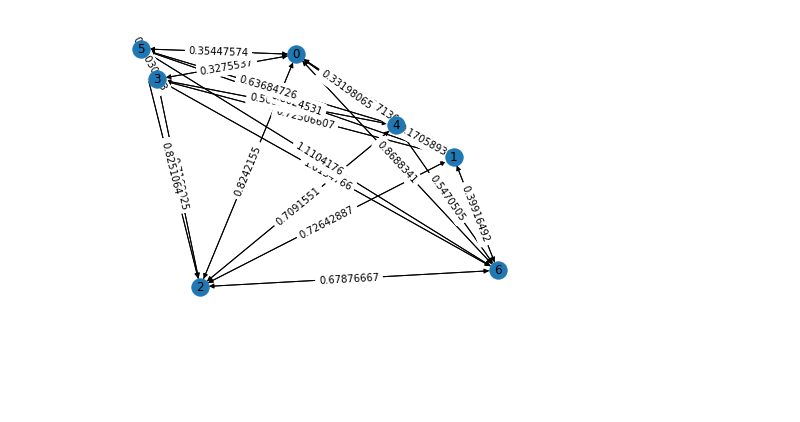
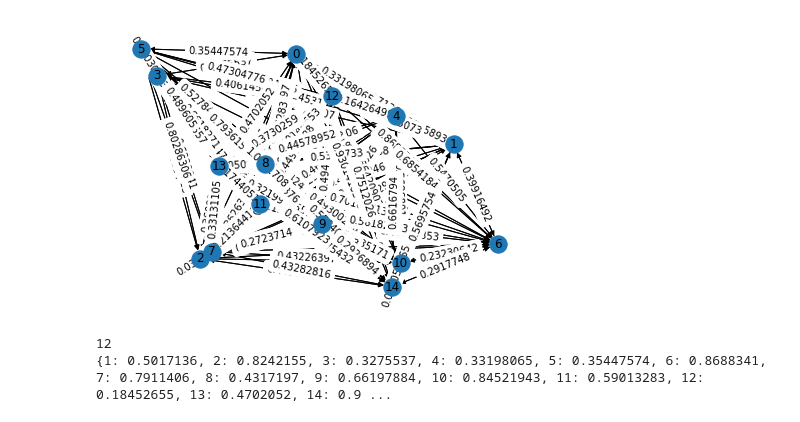
Before and after one commit to ishiyeahman/RL-test, a Jupyter notebook: RL_test.ipynb, the cells around one changed output. Saved outputs shown, nothing was run; the diff lists cells and outputs as text; code cells hidden in the pictures; blank space fills up the shorter version.

```diff
--- a/RL_test.ipynb
+++ b/RL_test.ipynb
@@ -37,38 +40,51 @@ import networkx as nx
 import numpy as np
 import matplotlib.pyplot as plt
 
-CITY_NUM = 7
+CITY_NUM = 15
 
 #generate edge
 p = 1
 seed = 42
 
 g = nx.random_graphs.fast_gnp_random_graph(CITY_NUM, p, seed, directed = True)
 pos = nx.random_layout(g, seed=seed)
 
 
 
 labels = list(range(1, CITY_NUM))
 
 #ユークリッド距離を計算し辺の重みとする
 g = set_euclidean_distance(g, pos)
 
 
 # edge_labels = nx.get_edge_attributes(g , 'weight')
 # nx.draw(g, pos)
 # nx.draw_networkx_labels(g,pos)
 # nx.draw_networkx_edge_labels(g, pos  ,edge_labels=edge_labels)
 draw_networkx_config(g, pos)
 plt.show()
 
 # new_g = set_tsp_graph([(0,1), (1,2), (3,2)])
 # new_g = set_euclidean_distance(new_g, pos)
 # draw_networkx_config(new_g, pos)
 # plt.show()
 
 # result_tsp(new_g)
 # %% [output]
-[figure, old version]
+[figure, new version]
+# %%
+nbs = [n for n in g.neighbors(0)]
+nbs_weight = {}
+for i in nbs:
+    w = {i : g[0][i]['weight']}
+    nbs_weight.update(w)
+
+min_key = min(nbs_weight, key=nbs_weight.get)
+print(min_key)
+print(nbs_weight)
+# %% [output]
+12
+{1: 0.5017136, 2: 0.8242155, 3: 0.3275537, 4: 0.33198065, 5: 0.35447574, 6: 0.8688341, 7: 0.7911406, 8: 0.4317197, 9: 0.66197884, 10: 0.84521943, 11: 0.59013283, 12: 0.18452655, 13: 0.4702052, 14: 0.9 ...
 # %%
 # random tsp
 import random
```
Also changed, not shown: parts of 8 cells of this notebook.
